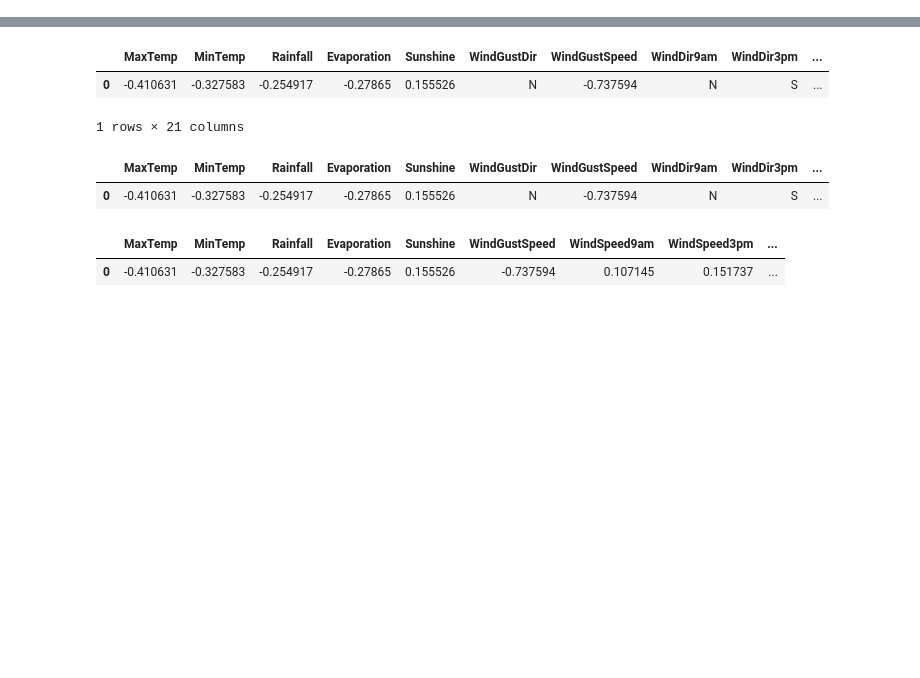
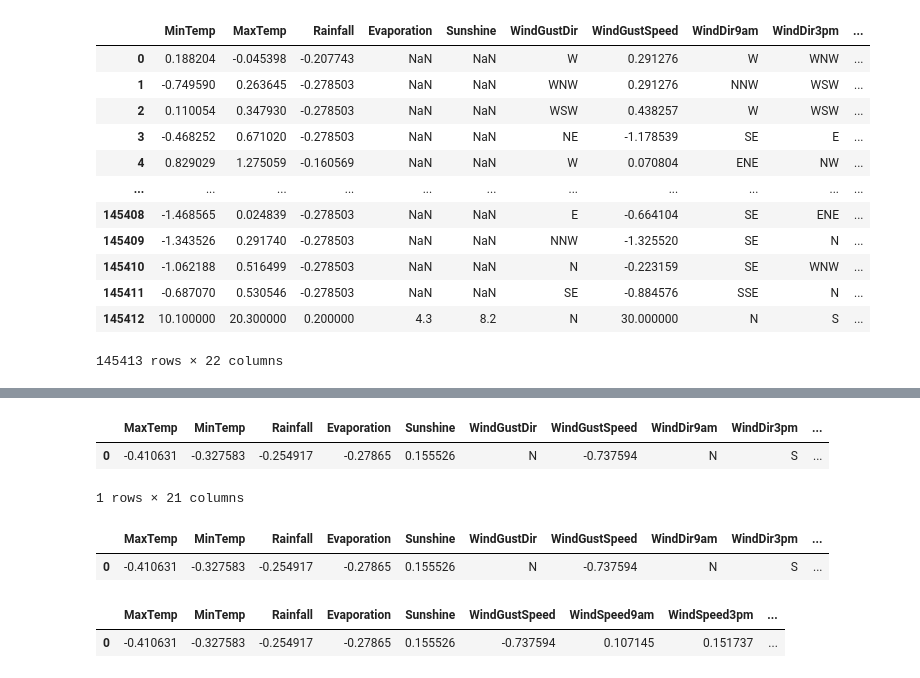
Before and after one commit to C4570/AA1-TUIA-Britos-Moresco, a Jupyter notebook: test.ipynb, the cells around one changed output, grey strips where cells are left out. Cells and saved outputs as stored; diff of their text form; code cells hidden in the pictures; blank space fills up the shorter version.

```diff
--- a/test.ipynb
+++ b/test.ipynb
@@ -45,6 +45,28 @@ columns_to_standardize = ['MinTemp', 'MaxTemp', 'Rainfall', 'Evaporation', 'Suns
 # %%
 # Aplicar la estandarización a las columnas seleccionadas
 weather_data[columns_to_standardize] = scaler.fit_transform(weather_data[columns_to_standardize])
-
-# Aplicar la estandarización a las columnas seleccionadas
-df[columns_to_standardize] = scaler.transform(df[columns_to_standardize])
+# %%
+# Selecciona la primera fila de 'df'
+fila_a_agregar = df.iloc[0]
+
+# Agrega la fila a 'weather_date'
+weather_data.loc[len(weather_data)] = fila_a_agregar
+
+# Elimina las columnas inecesarias
+weather_data = weather_data.drop(['Unnamed: 0', 'Date', 'Location'], axis=1)
+# %%
+weather_data
+# %% [output]
+|  | MinTemp | MaxTemp | Rainfall | Evaporation | Sunshine | WindGustDir | WindGustSpeed | WindDir9am | WindDir3pm | ... |
+| 0 | 0.188204 | -0.045398 | -0.207743 | NaN | NaN | W | 0.291276 | W | WNW | ... |
+| 1 | -0.749590 | 0.263645 | -0.278503 | NaN | NaN | WNW | 0.291276 | NNW | WSW | ... |
+| 2 | 0.110054 | 0.347930 | -0.278503 | NaN | NaN | WSW | 0.438257 | W | WSW | ... |
+| 3 | -0.468252 | 0.671020 | -0.278503 | NaN | NaN | NE | -1.178539 | SE | E | ... |
+| 4 | 0.829029 | 1.275059 | -0.160569 | NaN | NaN | W | 0.070804 | ENE | NW | ... |
+| ... | ... | ... | ... | ... | ... | ... | ... | ... | ... | ... |
+| 145408 | -1.468565 | 0.024839 | -0.278503 | NaN | NaN | E | -0.664104 | SE | ENE | ... |
+| 145409 | -1.343526 | 0.291740 | -0.278503 | NaN | NaN | NNW | -1.325520 | SE | N | ... |
+| 145410 | -1.062188 | 0.516499 | -0.278503 | NaN | NaN | N | -0.223159 | SE | WNW | ... |
+| 145411 | -0.687070 | 0.530546 | -0.278503 | NaN | NaN | SE | -0.884576 | SSE | N | ... |
+| 145412 | 10.100000 | 20.300000 | 0.200000 | 4.3 | 8.2 | N | 30.000000 | N | S | ... |
+145413 rows × 22 columns
```
Also changed, not shown: parts of 5 cells of this notebook, 1 other file.
